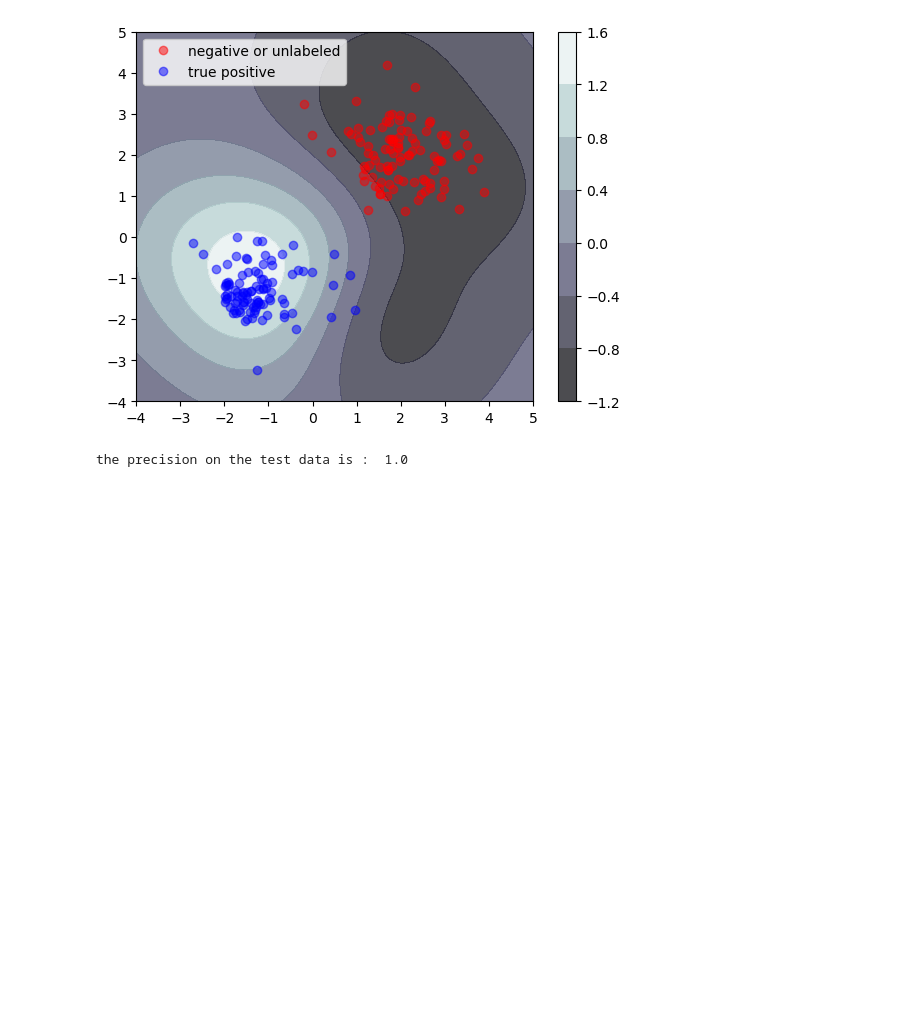
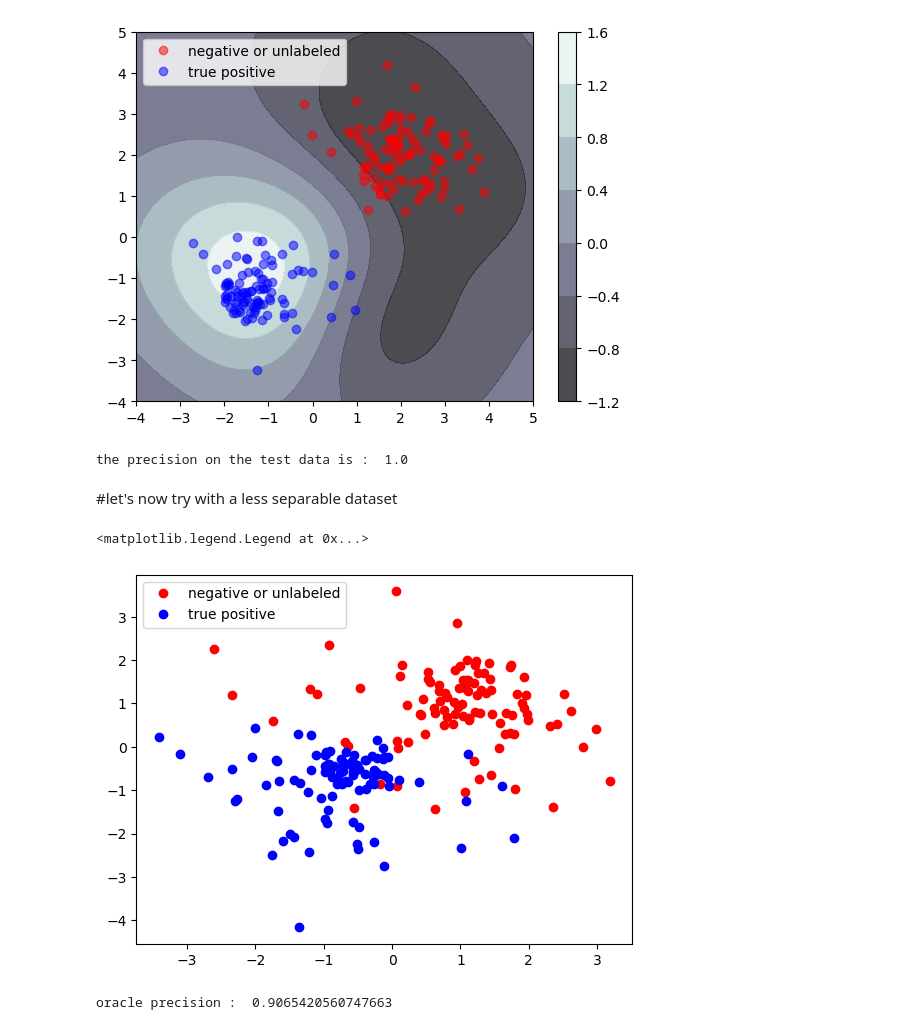
Before and after one commit to tpaquier/material_science, a Jupyter notebook: Comparative_tests.ipynb, the cells around one changed output. Cells and saved outputs as stored; diff of their text form; code cells hidden in the pictures; blank space fills up the shorter version.

Commit message:
test pgpu report with not so separable data

```diff
--- a/Comparative_tests.ipynb
+++ b/Comparative_tests.ipynb
@@ -307,0 +306,47 @@ the precision on the test data is :  1.0
+# %% [markdown]
+#let's now try with a less separable dataset
+# %%
+np.random.seed(1457065)
+n_gen = 50
+n_samples = 4*n_gen
+data_red_1 = np.random.multivariate_normal(mean=np.array([0.5,0.5]),
+                                             cov=np.array(([2,-0.5],[-0.5,2])),
+                                             size=n_gen)
+data_red_2 = np.random.uniform(low=0.5, high=2, size=(n_gen,2))
+
+data_blue_1 = np.random.multivariate_normal(mean=np.array([-1,-1]),
+                                            cov=np.eye(2),
+                                            size=n_gen)
+data_blue_2 = np.random.uniform(low=-1, high=0., size=(n_gen,2))
+
+data_red = np.vstack((data_red_1,data_red_2))
+labels_red = (np.ones(2*n_gen)*-1).reshape(2*n_gen,1)
+data_red = np.hstack((data_red,labels_red))
+
+data_blue = np.vstack((data_blue_1, data_blue_2))
+labels_blue = (np.ones(2*n_gen)).reshape(2*n_gen,1)
+data_blue = np.hstack((data_blue,labels_blue))
+
+whole_data = np.vstack((data_blue, data_red))
+# %%
+plt.plot(data_red[:,0],data_red[:,1],'or',label='negative or unlabeled')
+plt.plot(data_blue[:,0],data_blue[:,1],'ob',label='true positive')
+plt.legend()
+# %% [output]
+<matplotlib.legend.Legend at 0x...>
+[figure, added]
+# %%
+#we will first try a fully labeled svm to see how it performs on this data
+oracle_svm = SVC().fit(X=whole_data[:,:2],y=whole_data[:,2])
+oracle_predictions = oracle_svm.predict(whole_data[:,:2])
+positive_oracle = 0
+true_positive_oracle = 0
+for i in range(whole_data.shape[0]):
+    if oracle_predictions[i] == 1:
+        positive_oracle += 1
+        if whole_data[i,2] == 1:
+            true_positive_oracle += 1
+
+print('oracle precision : ', true_positive_oracle/positive_oracle)
+# %% [output]
+oracle precision :  0.9065420560747663
```
Also changed, not shown: parts of 25 cells of this notebook.
